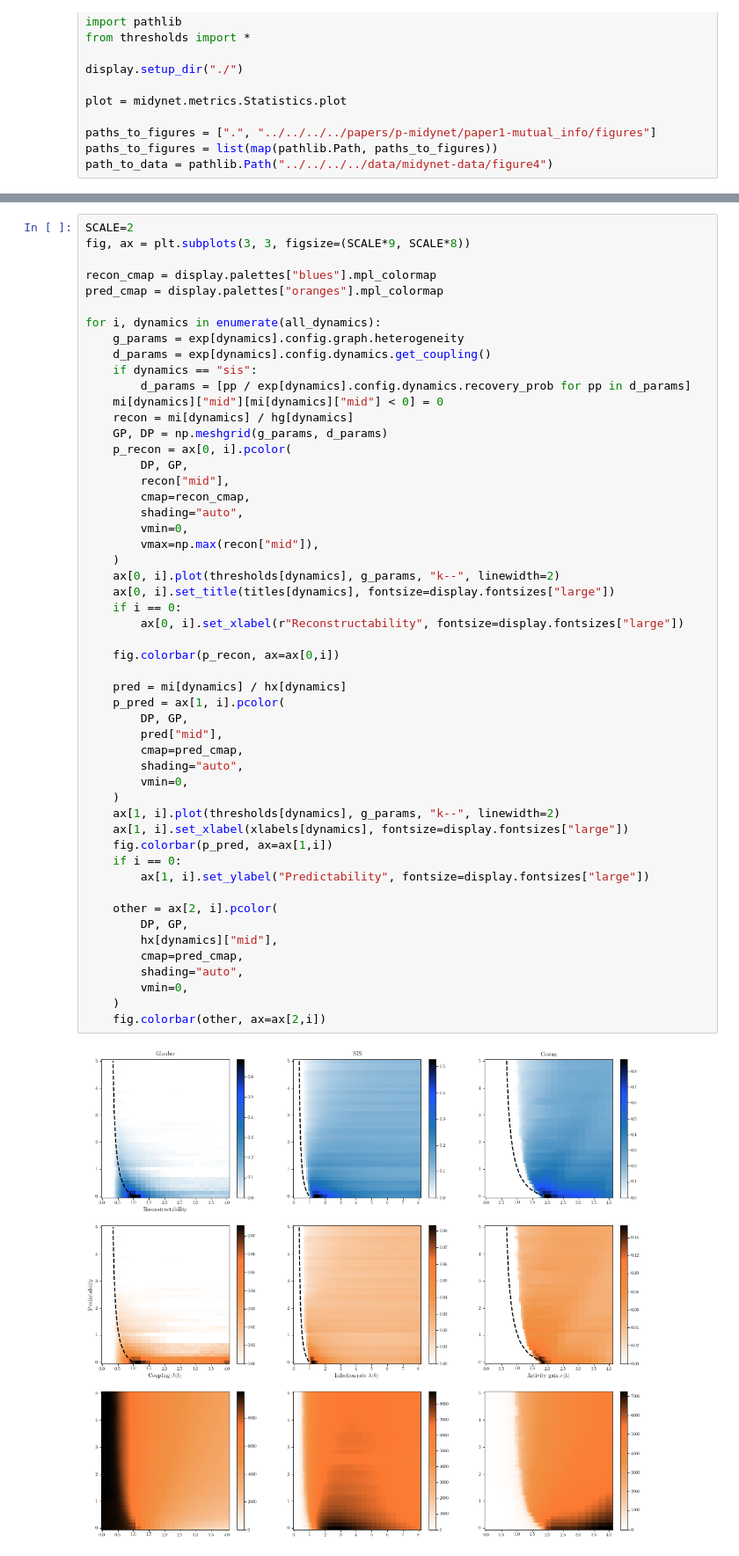
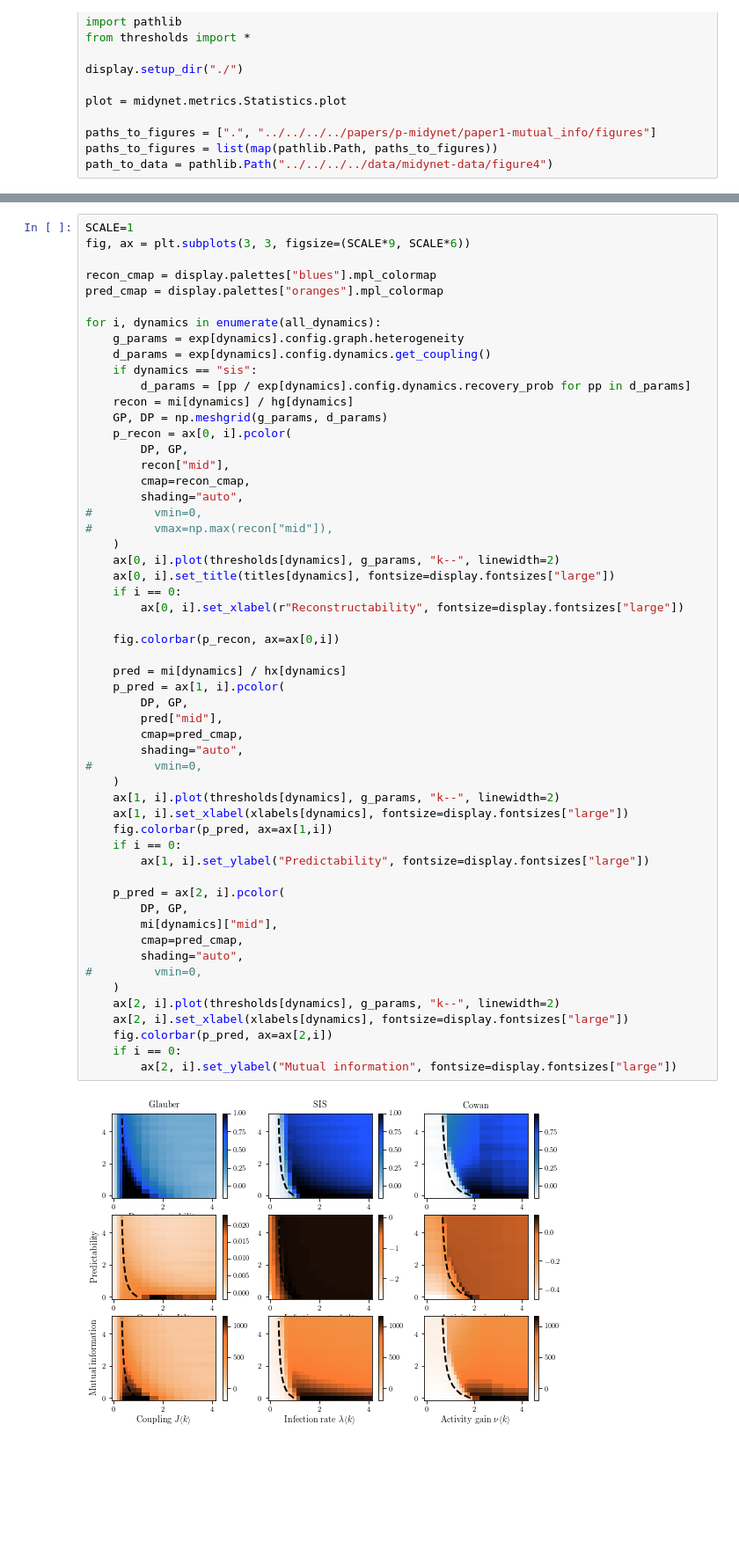
Before and after one commit to charlesmurphy1/midynet, a Jupyter notebook: notebooks/midynet/figure4-rev.ipynb, the cells around one changed output, grey strips where cells are left out. Shown at 88% size. Cells and saved outputs as stored; diff of their text form; blank space fills up the shorter version.

```diff
--- a/notebooks/midynet/figure4-rev.ipynb
+++ b/notebooks/midynet/figure4-rev.ipynb
@@ -59,6 +48,6 @@ array([0.96537634, 0.84844037, 0.75507347, 0.69477795, 0.64899865,
 # %%
-SCALE=2
-fig, ax = plt.subplots(3, 3, figsize=(SCALE*9, SCALE*8))
+SCALE=1
+fig, ax = plt.subplots(3, 3, figsize=(SCALE*9, SCALE*6))
 
 recon_cmap = display.palettes["blues"].mpl_colormap
 pred_cmap = display.palettes["oranges"].mpl_colormap
@@ -68,45 +57,48 @@ for i, dynamics in enumerate(all_dynamics):
     d_params = exp[dynamics].config.dynamics.get_coupling()
     if dynamics == "sis":
         d_params = [pp / exp[dynamics].config.dynamics.recovery_prob for pp in d_params]
-    mi[dynamics]["mid"][mi[dynamics]["mid"] < 0] = 0
     recon = mi[dynamics] / hg[dynamics]
     GP, DP = np.meshgrid(g_params, d_params)
     p_recon = ax[0, i].pcolor(
         DP, GP,
         recon["mid"],
         cmap=recon_cmap,
         shading="auto",
-        vmin=0,
-        vmax=np.max(recon["mid"]),
+#         vmin=0,
+#         vmax=np.max(recon["mid"]),
     )
     ax[0, i].plot(thresholds[dynamics], g_params, "k--", linewidth=2)
     ax[0, i].set_title(titles[dynamics], fontsize=display.fontsizes["large"])
     if i == 0:
         ax[0, i].set_xlabel(r"Reconstructability", fontsize=display.fontsizes["large"])
 
     fig.colorbar(p_recon, ax=ax[0,i])
 
     pred = mi[dynamics] / hx[dynamics]
     p_pred = ax[1, i].pcolor(
         DP, GP,
         pred["mid"],
         cmap=pred_cmap,
         shading="auto",
-        vmin=0,
+#         vmin=0,
     )
     ax[1, i].plot(thresholds[dynamics], g_params, "k--", linewidth=2)
     ax[1, i].set_xlabel(xlabels[dynamics], fontsize=display.fontsizes["large"])
     fig.colorbar(p_pred, ax=ax[1,i])
     if i == 0:
         ax[1, i].set_ylabel("Predictability", fontsize=display.fontsizes["large"])
 
-    other = ax[2, i].pcolor(
+    p_pred = ax[2, i].pcolor(
         DP, GP,
-        hx[dynamics]["mid"],
+        mi[dynamics]["mid"],
         cmap=pred_cmap,
         shading="auto",
-        vmin=0,
+#         vmin=0,
     )
-    fig.colorbar(other, ax=ax[2,i])
+    ax[2, i].plot(thresholds[dynamics], g_params, "k--", linewidth=2)
+    ax[2, i].set_xlabel(xlabels[dynamics], fontsize=display.fontsizes["large"])
+    fig.colorbar(p_pred, ax=ax[2,i])
+    if i == 0:
+        ax[2, i].set_ylabel("Mutual information", fontsize=display.fontsizes["large"])
 # %% [output]
-[figure, old version]
+[figure, new version]
```
Also changed, not shown: parts of 3 cells of this notebook, 24 other files.
